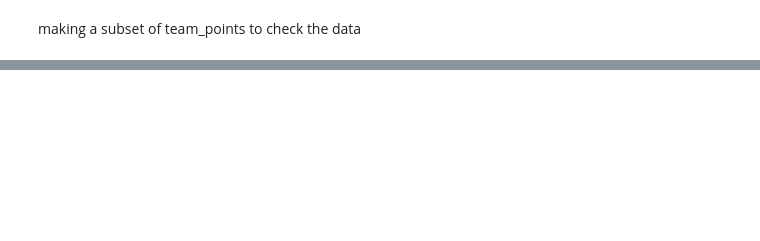
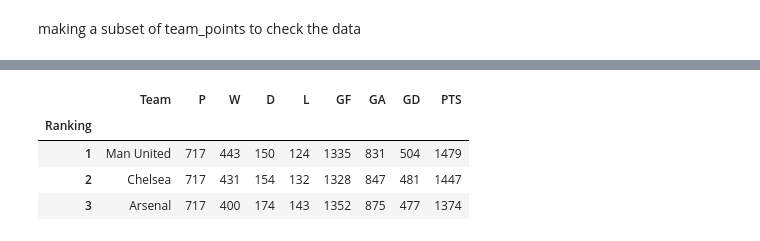
Before and after one commit to Adonis232/Ironhack_final_project_2.0, a Jupyter notebook: Untitled.ipynb, the cells around one changed output, grey strips where cells are left out. Drawn from its saved outputs; the diff is of its cells as text; code cells hidden in the pictures; blank space fills up the shorter version.

```diff
--- a/Untitled.ipynb
+++ b/Untitled.ipynb
@@ -643,0 +741,10 @@ for tea, played_, points_ in top_teams:
+# %%
+
+top = hist_clas.iloc[0:3]
+top
+# %% [output]
+|  | Team | P | W | D | L | GF | GA | GD | PTS |
+| Ranking |  |  |  |  |  |  |  |  |  |
+| 1 | Man United | 717 | 443 | 150 | 124 | 1335 | 831 | 504 | 1479 |
+| 2 | Chelsea | 717 | 431 | 154 | 132 | 1328 | 847 | 481 | 1447 |
+| 3 | Arsenal | 717 | 400 | 174 | 143 | 1352 | 875 | 477 | 1374 |
```
Also changed, not shown: parts of 25 cells of this notebook, 1 other file.
